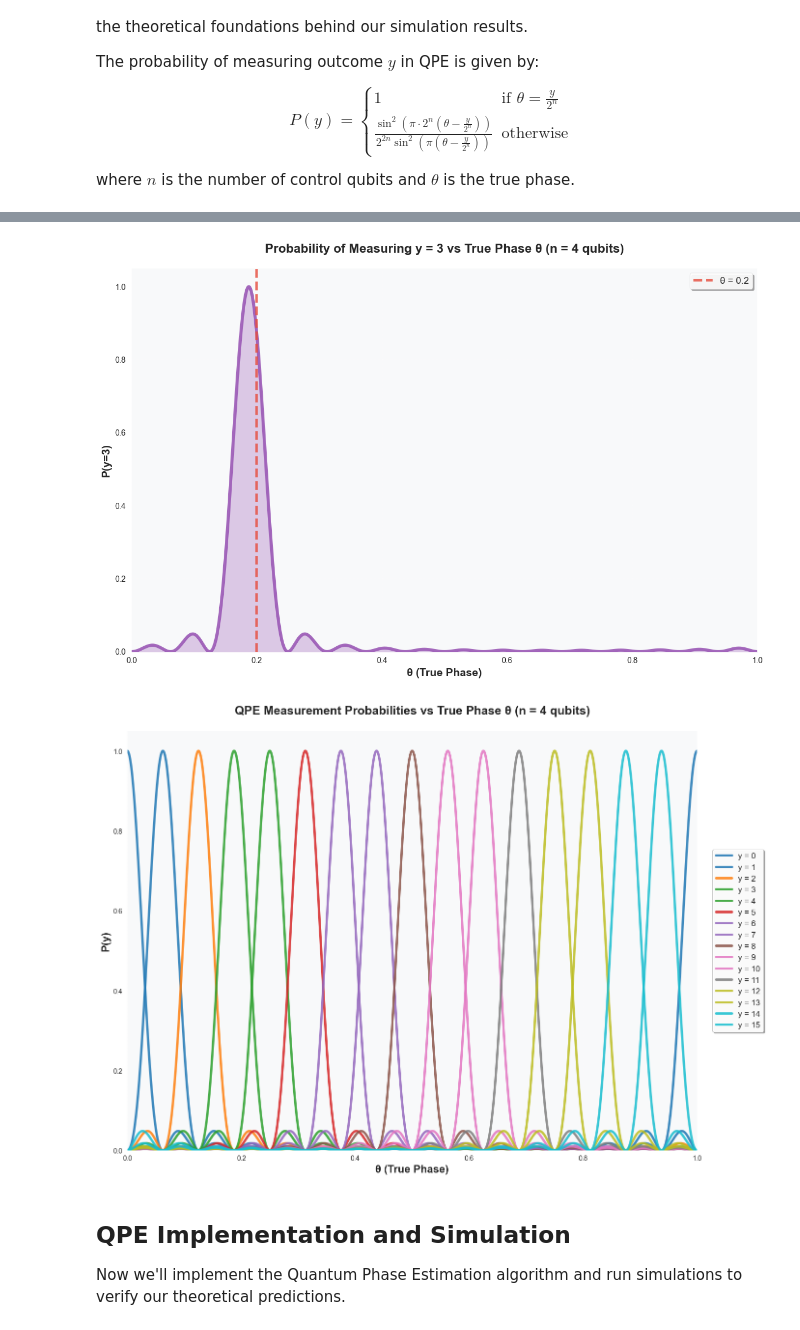
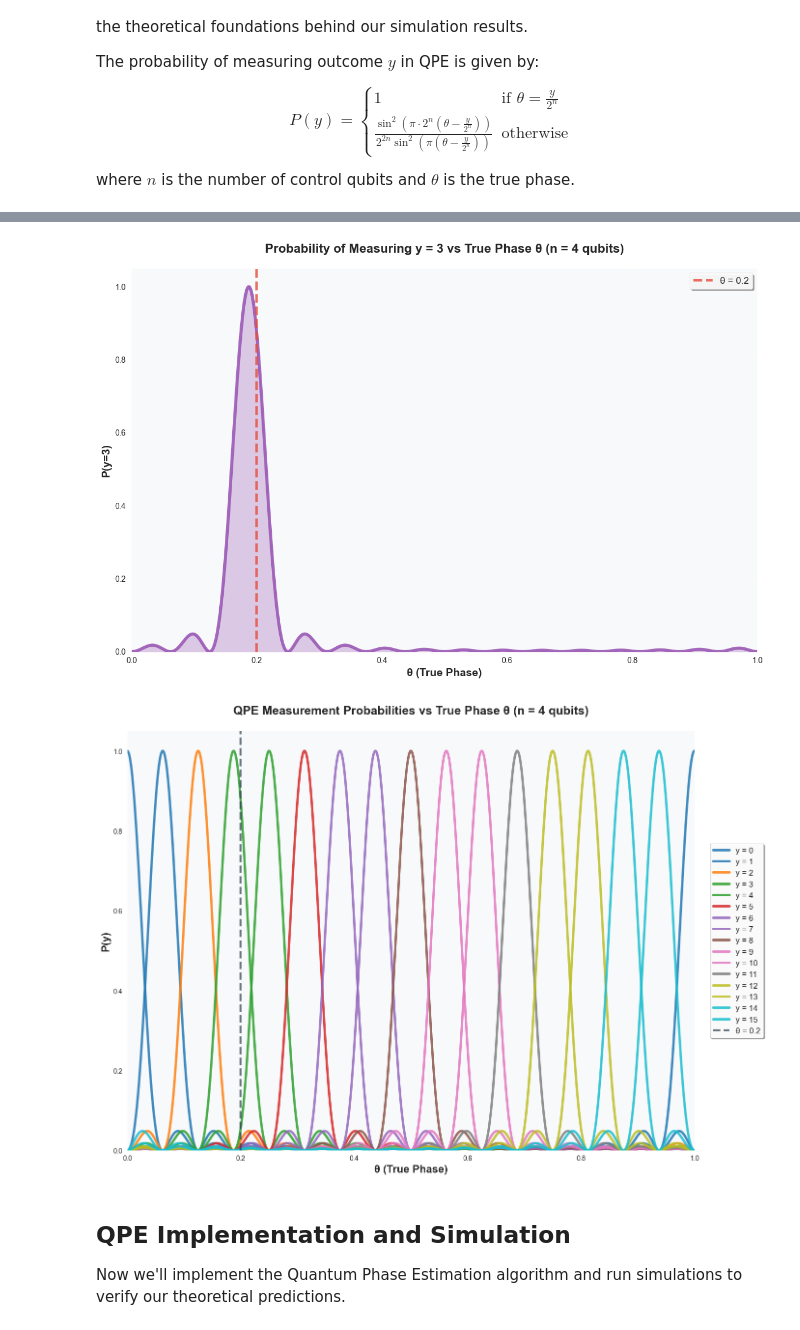
Before and after one commit to DhyanP0564/qpe-implementation, a Jupyter notebook: QPE.ipynb, the cells around one changed output, grey strips where cells are left out. Cells and saved outputs as stored; diff of their text form; code cells hidden in the pictures.

```diff
--- a/QPE.ipynb
+++ b/QPE.ipynb
@@ -158,36 +162,36 @@ for y in range(Nval):
             linewidth=3.5, alpha=0.85, zorder=3)
 
 # Add vertical line at theta = 0.2 with enhanced styling
-#plt.axvline(x=0.2, color='#2C3E50', linestyle='--', linewidth=3,
-#           alpha=0.7, label='θ = 0.2', zorder=4)
+plt.axvline(x=0.2, color='#2C3E50', linestyle='--', linewidth=3,
+           alpha=0.7, label='θ = 0.2', zorder=4)
 
 plt.xlabel("θ (True Phase)", fontsize=16, fontweight='bold')
 plt.ylabel("P(y)", fontsize=16, fontweight='bold')
 plt.title(f"QPE Measurement Probabilities vs True Phase θ (n = {n} qubits)",
           fontsize=18, fontweight='bold', pad=25)
 
 # Legend positioning
 legend = plt.legend(loc='center left', bbox_to_anchor=(1.02, 0.5), fontsize=12,
                    ncol=1, frameon=True, fancybox=True, shadow=True)
 legend.get_frame().set_facecolor('white')
 legend.get_frame().set_alpha(0.95)
 legend.get_frame().set_edgecolor('gray')
 legend.get_frame().set_linewidth(0.5)
 
 # Grid
 plt.grid(True, linestyle='--', alpha=0.3, zorder=1)
 plt.grid(True, linestyle=':', alpha=0.2, which='minor', zorder=1)
 plt.xlim(0, 1)
 plt.ylim(0, 1.05)
 plt.tight_layout()
 plt.show()
 
 # Reset to default style if needed
 plt.style.use('default')
 # %% [output]
 [figure]
 [figure]
-[figure, old version]
+[figure, new version]
 # %% [markdown]
 ## QPE Implementation and Simulation
 
```
Also changed, not shown: parts of 3 cells of this notebook.
